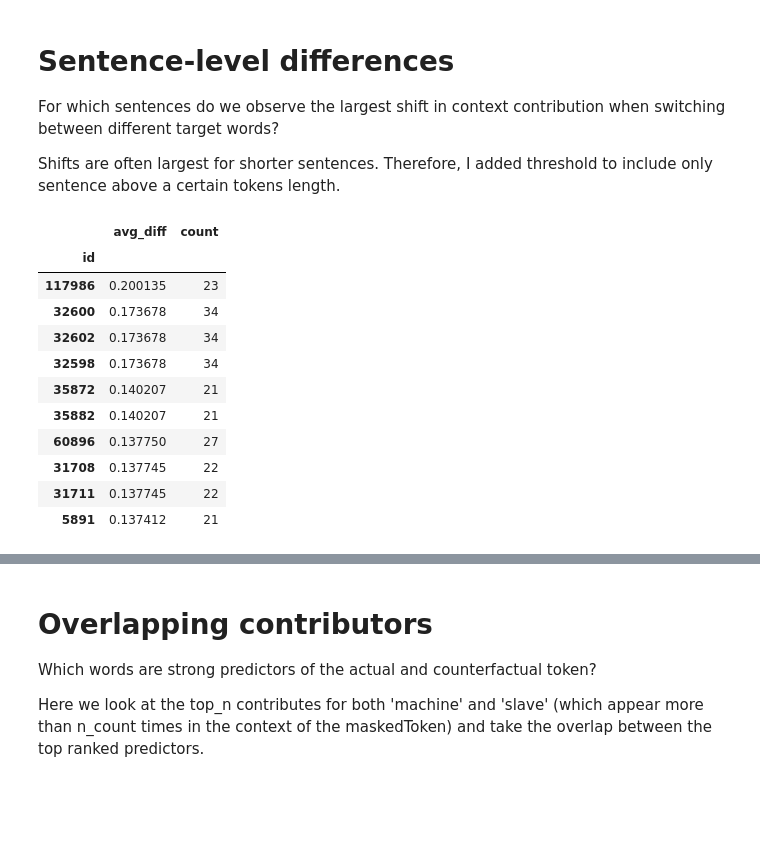
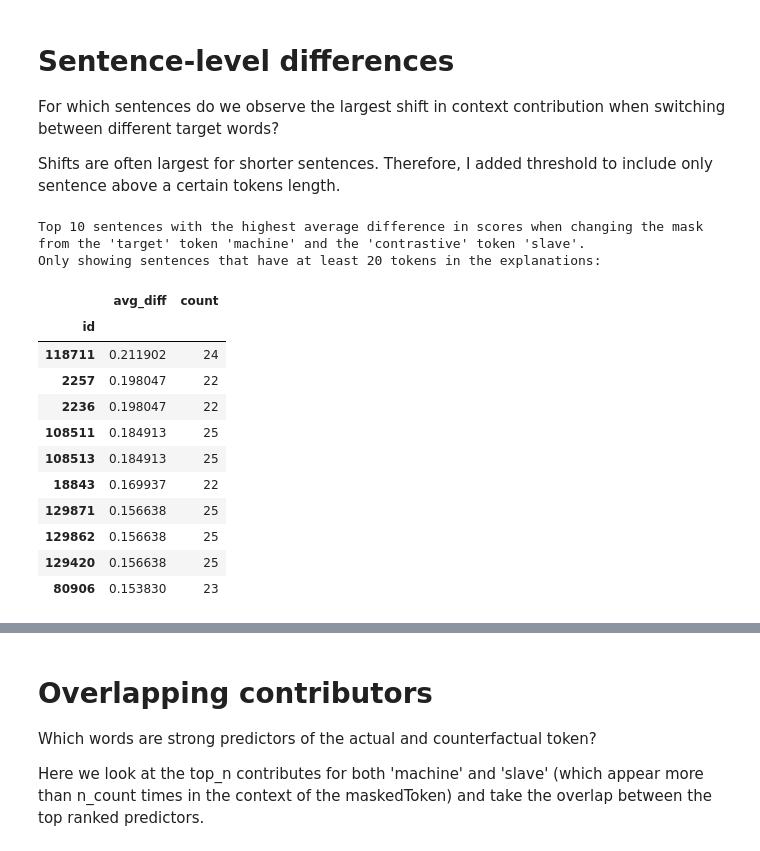
Before and after one commit to Text-Machine/mask-predict, a Jupyter notebook: example_analysis_colab.ipynb, the cells around one changed output, grey strips where cells are left out. Drawn from its saved outputs; the diff is of its cells as text; code cells hidden in the pictures; blank space fills up the shorter version.

```diff
--- a/example_analysis_colab.ipynb
+++ b/example_analysis_colab.ipynb
@@ -90,0 +133,2 @@ Why is this interesting?
+# %%
+decision = 'target' # choose whether to analyze the target token or the contrastive token, options: 'target' or 'contrastive'
@@ -91,3 +137,10 @@ Why is this interesting?
 # %%
-df_ig = df_target_ig # df_target_ig | df_contr_ig | dataframe with integrated gradients
-df_sent = df_target_sent # df_target_sent | df_contr_sent | dataframe with sentences
+if decision == 'target':
+    df_ig = df_target_ig
+    df_sent = df_target_sent
+elif decision == 'contrastive':
+    df_ig = df_contrastive_ig
+    df_sent = df_contrastive_sent
+else:
+    raise ValueError("Invalid decision. Please choose 'target' or 'contrastive'.")
+print(f"Analyzing the '{decision}' token '{TargetMaskedToken if decision == 'target' else ContrastiveMaskedToken}': {df_ig.shape[0]} explanations and {df_sent.shape[0]} sentences.")
@@ -180,9 +258,9 @@ Previous analysis shows contributions for each masked tokens (actual and counter
 
 Therefore we now focus on differences (the contrast): i.e. which words are most associated with either 'slave' or 'machine'.
 # %%
-target_tok_df = df_ig[(df_ig['Target'].isin(mask2tokens[TargetMaskedToken]))].reset_index(drop=True)
-counter_tok_df = df_ig[(df_ig['Target'].isin(mask2tokens[ContrastiveMaskedToken]))].reset_index(drop=True)
+df_observed_ig_tok = df_ig[(df_ig['Target'].isin(mask2tokens[TargetMaskedToken]))].reset_index(drop=True)
+df_counterfactual_ig_tok = df_ig[(df_ig['Target'].isin(mask2tokens[ContrastiveMaskedToken]))].reset_index(drop=True)
 # %%
-target_tok_df['Diff_Score'] = target_tok_df['Score'] - counter_tok_df['Score']
-target_tok_df['Counter_Score'] = counter_tok_df['Score']
-target_diff = target_tok_df.groupby('Token').agg(avg_diff=('Diff_Score', 'mean'), count=('Diff_Score', 'size'), std_diff=('Diff_Score', 'std'), target_scores=('Score', 'mean'), counter_scores=('Counter_Score', 'mean'))#.sort_values('avg_diff', ascending=False).head(10)
+df_observed_ig_tok['Diff_Obs_Counter_Score'] = df_observed_ig_tok['Score'] - df_counterfactual_ig_tok['Score']
+df_observed_ig_tok['Counter_Score'] = df_counterfactual_ig_tok['Score']
+diff = df_observed_ig_tok.groupby('Token').agg(avg_diff=('Diff_Obs_Counter_Score', 'mean'), count=('Diff_Obs_Counter_Score', 'size'), std_diff=('Diff_Obs_Counter_Score', 'std'), target_scores=('Score', 'mean'), counter_scores=('Counter_Score', 'mean'))#.sort_values('avg_diff', ascending=False).head(10)
@@ -211,18 +312,21 @@ diff_dict = {'slave':'machine', 'slaves':'machines','machine':'slave', 'machines
 # %%
 min_length = 20 # threshold to filter out sentences that are too short
 top_n = 10 # show the top n sentences with the highest average difference in scores between the masked token and the contrastive token
-by_sent = target_tok_df.groupby('id').agg(avg_diff=('Diff_Score', 'mean'), count=('Diff_Score', 'size'))#
+by_sent = df_observed_ig_tok.groupby('id').agg(avg_diff=('Diff_Obs_Counter_Score', 'mean'), count=('Diff_Obs_Counter_Score', 'size'))#
+print(f"Top {top_n} sentences with the highest average difference in scores when changing the mask from the '{decision}' token '{TargetMaskedToken if decision == 'target' else ContrastiveMaskedToken}' and the '{'contrastive' if decision == 'target' else 'target'}' token '{ContrastiveMaskedToken if decision == 'target' else TargetMaskedToken}'.\nOnly showing sentences that have at least {min_length} tokens in the explanations:")
 by_sent[by_sent['count'] > min_length].sort_values('avg_diff', ascending=False).head(top_n)
 # %% [output]
+Top 10 sentences with the highest average difference in scores when changing the mask from the 'target' token 'machine' and the 'contrastive' token 'slave'.
+Only showing sentences that have at least 20 tokens in the explanations:
 |  | avg_diff | count |
 | id |  |  |
-| 117986 | 0.200135 | 23 |
-| 32600 | 0.173678 | 34 |
-| 32602 | 0.173678 | 34 |
-| 32598 | 0.173678 | 34 |
-| 35872 | 0.140207 | 21 |
-| 35882 | 0.140207 | 21 |
-| 60896 | 0.137750 | 27 |
-| 31708 | 0.137745 | 22 |
-| 31711 | 0.137745 | 22 |
-| 5891 | 0.137412 | 21 |
+| 118711 | 0.211902 | 24 |
+| 2257 | 0.198047 | 22 |
+| 2236 | 0.198047 | 22 |
+| 108511 | 0.184913 | 25 |
+| 108513 | 0.184913 | 25 |
+| 18843 | 0.169937 | 22 |
+| 129871 | 0.156638 | 25 |
+| 129862 | 0.156638 | 25 |
+| 129420 | 0.156638 | 25 |
+| 80906 | 0.153830 | 23 |
```
Also changed, not shown: parts of 35 cells of this notebook.
